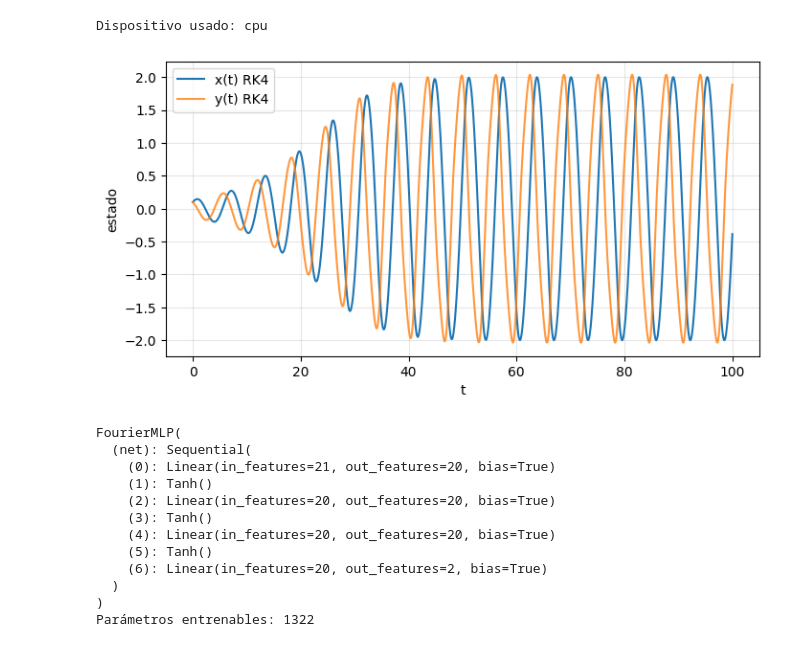
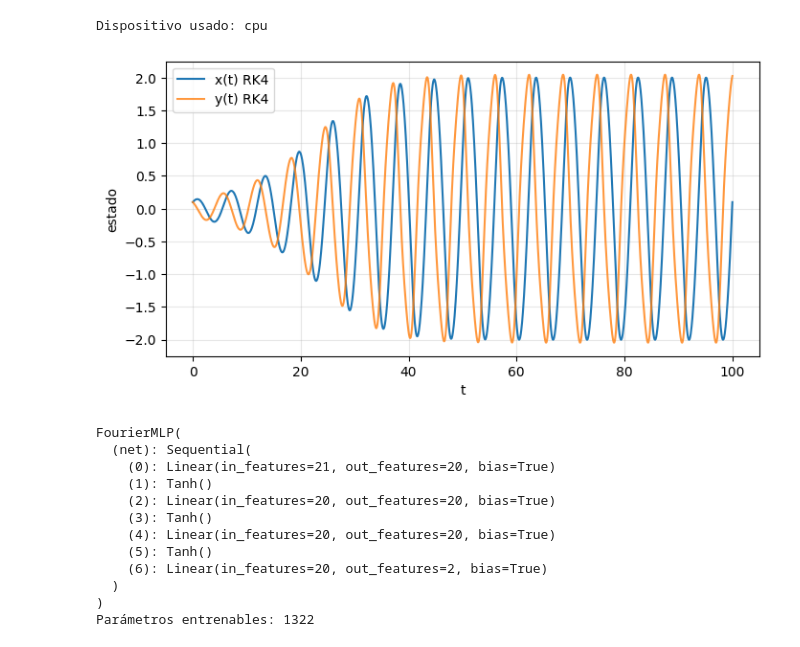
Before and after one commit to EliasLA79/Van_der_pol_PINN, a Jupyter notebook: Van_der_pol_PINN.ipynb, the cells around one changed output. Drawn from its saved outputs; the diff is of its cells as text; code cells hidden in the pictures.

```diff
--- a/Van_der_pol_PINN.ipynb
+++ b/Van_der_pol_PINN.ipynb
@@ -61,6 +61,9 @@ Dispositivo usado: cpu
 # y' = mu*(1 - x^2)*y - alpha*x - beta*x^3 - gamma*x^5
 
 mu = 0.2
+alpha = 1.0
+beta = 0.0
+gamma = 0.0
 
 # Condiciones iniciales
 x0 = 0.1
@@ -80,7 +83,7 @@ def f_rhs(x, y):
 
 
 def g_rhs(x, y):
-    return mu * (1.0 - x**2) * y - ((mu**2)/16)*(x**3)*(x**2-4)-x
+    return mu*(1 - x**2)*y - alpha*x - beta*x**3 - gamma*x**5
 
 
 def rk4_vanderpol(x0, y0, t_total, N):
@@ -98,34 +101,34 @@ def rk4_vanderpol(x0, y0, t_total, N):
 
         k1 = dt * f_rhs(xi, yi)
         l1 = dt * g_rhs(xi, yi)
 
         k2 = dt * f_rhs(xi + k1 / 2.0, yi + l1 / 2.0)
         l2 = dt * g_rhs(xi + k1 / 2.0, yi + l1 / 2.0)
 
         k3 = dt * f_rhs(xi + k2 / 2.0, yi + l2 / 2.0)
         l3 = dt * g_rhs(xi + k2 / 2.0, yi + l2 / 2.0)
 
         k4 = dt * f_rhs(xi + k3, yi + l3)
         l4 = dt * g_rhs(xi + k3, yi + l3)
 
         x[i + 1] = xi + (k1 + 2*k2 + 2*k3 + k4) / 6.0
         y[i + 1] = yi + (l1 + 2*l2 + 2*l3 + l4) / 6.0
 
     return t, x, y
 
 
 tlist, xlist, ylist = rk4_vanderpol(x0, y0, t_total, N)
 
 plt.figure(figsize=(8, 4))
 plt.plot(tlist.numpy(), xlist.numpy(), label="x(t) RK4")
 plt.plot(tlist.numpy(), ylist.numpy(), label="y(t) RK4", alpha=0.8)
 plt.xlabel("t")
 plt.ylabel("estado")
 plt.legend()
 plt.grid(True, alpha=0.3)
 plt.show()
 # %% [output]
-[figure, old version]
+[figure, new version]
 # %%
 # @title
 # ============================================================
```
Also changed, not shown: parts of 5 cells of this notebook.
